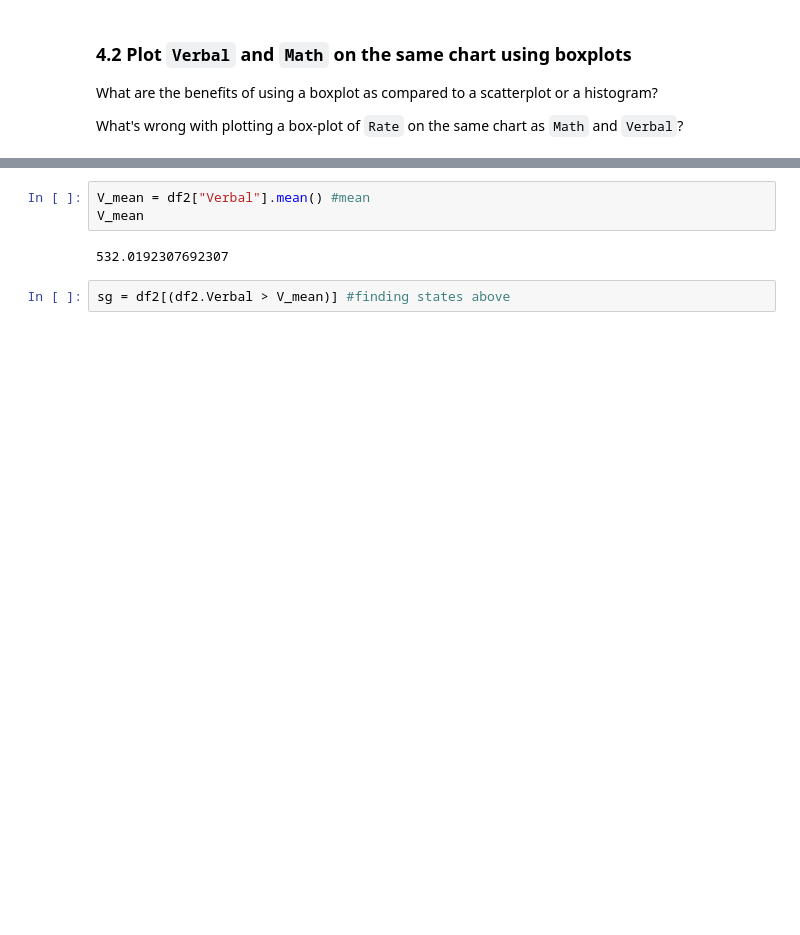
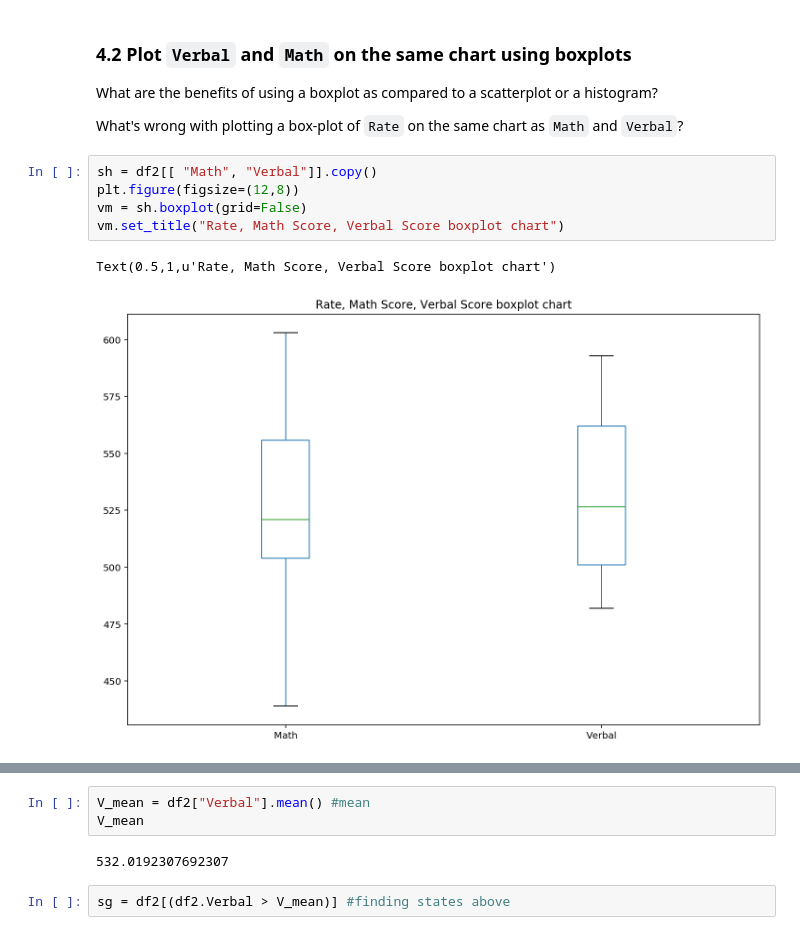
Before and after one commit to sathieswaran/ga_project01, a Jupyter notebook: project-02-v2-submission-sathies.ipynb, the cells around one changed output, grey strips where cells are left out. Cells and saved outputs as stored; diff of their text form; blank space fills up the shorter version.

```diff
--- a/project-02-v2-submission-sathies.ipynb
+++ b/project-02-v2-submission-sathies.ipynb
@@ -244,4 +249,12 @@ sh.plot.bar(stacked=True)
 What are the benefits of using a boxplot as compared to a scatterplot or a histogram?
 
 What's wrong with plotting a box-plot of `Rate` on the same chart as `Math` and `Verbal`?
+# %%
+sh = df2[[ "Math", "Verbal"]].copy()
+plt.figure(figsize=(12,8))
+vm = sh.boxplot(grid=False)
+vm.set_title("Rate, Math Score, Verbal Score boxplot chart")
+# %% [output]
+Text(0.5,1,u'Rate, Math Score, Verbal Score boxplot chart')
+[figure, added]
 # %% [markdown]
```
Also changed, not shown: parts of 26 cells of this notebook.
